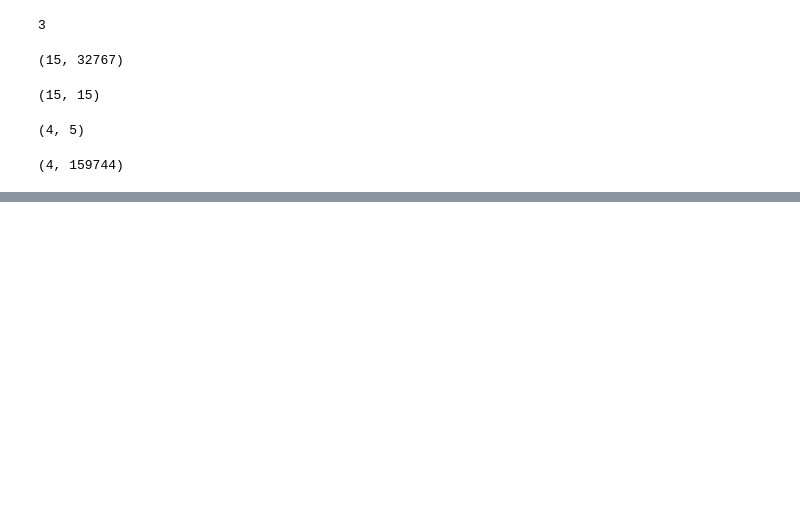
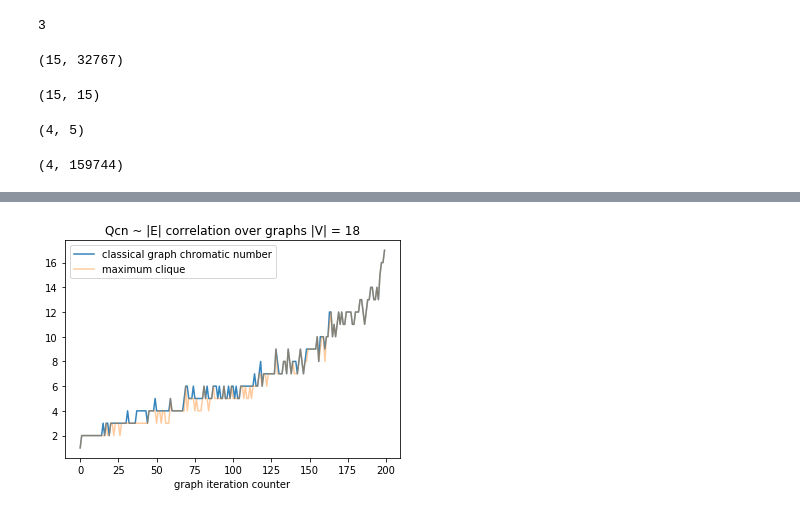
Before and after one commit to ddzunja/tensor-network-algorithm, a Jupyter notebook: graph coloring/Graph visualization.ipynb, the cells around one changed output, grey strips where cells are left out. Saved outputs shown, nothing was run; the diff lists cells and outputs as text; code cells hidden in the pictures; blank space fills up the shorter version.

```diff
--- a/graph coloring/Graph visualization.ipynb
+++ b/graph coloring/Graph visualization.ipynb
@@ -234,3 +235,7 @@ show_correlation(12, 200)
+# %%
+show_correlation(18, 200)
+# %% [output]
+[figure, added]
 # %%
 def show_max_clique(graph_file):
     graph_data = read_graph(graph_file)
```
Also changed, not shown: parts of 17 cells of this notebook.
